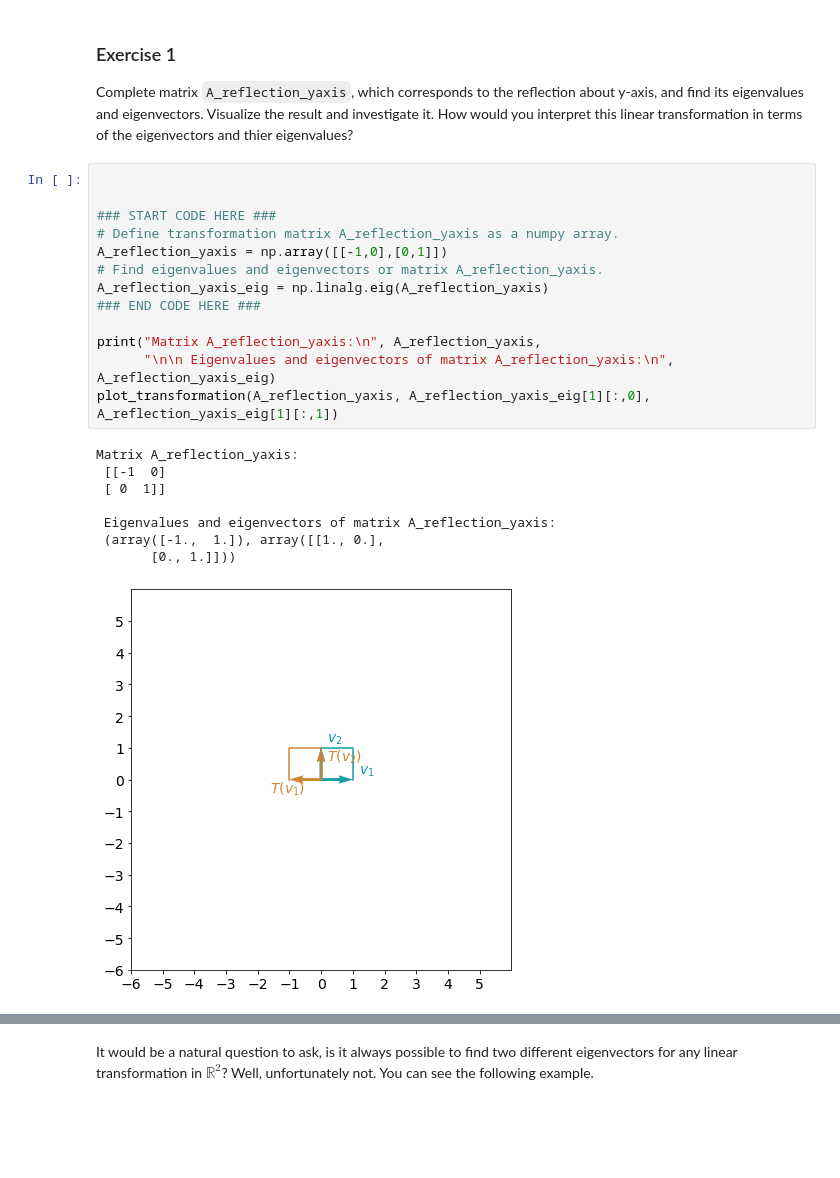
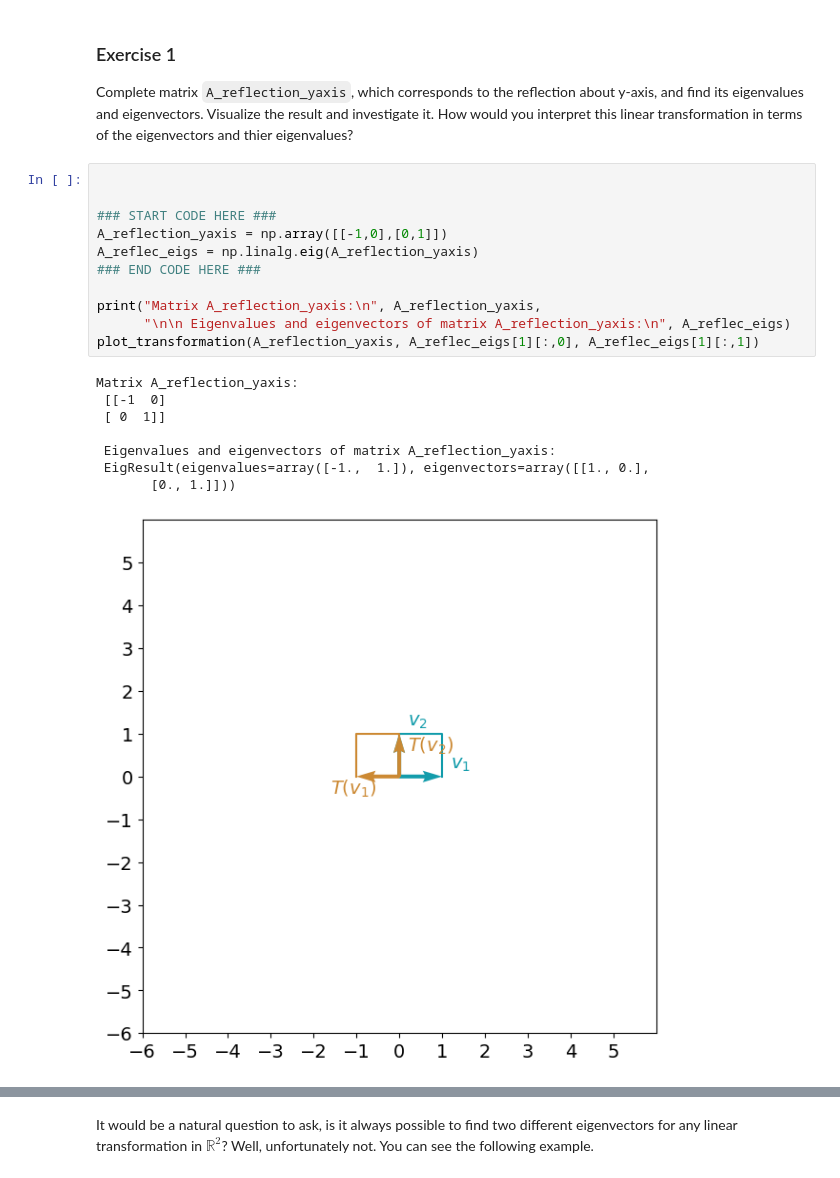
Before and after one commit to SuhaasAdiraju/MathmaticsForMachineLearningCoursera, a Jupyter notebook: C1/w4/C1w4_graded_lab/C1_W4_Assignment.ipynb, the cells around one changed output, grey strips where cells are left out. Drawn from its saved outputs; the diff is of its cells as text; blank space fills up the shorter version.

```diff
--- a/C1/w4/C1w4_graded_lab/C1_W4_Assignment.ipynb
+++ b/C1/w4/C1w4_graded_lab/C1_W4_Assignment.ipynb
@@ -163,24 +155,22 @@ Complete matrix `A_reflection_yaxis`, which corresponds to the reflection about
 # %%
 
 
 ### START CODE HERE ###
-# Define transformation matrix A_reflection_yaxis as a numpy array.
 A_reflection_yaxis = np.array([[-1,0],[0,1]])
-# Find eigenvalues and eigenvectors or matrix A_reflection_yaxis.
-A_reflection_yaxis_eig = np.linalg.eig(A_reflection_yaxis)
+A_reflec_eigs = np.linalg.eig(A_reflection_yaxis)
 ### END CODE HERE ###
 
 print("Matrix A_reflection_yaxis:\n", A_reflection_yaxis,
-      "\n\n Eigenvalues and eigenvectors of matrix A_reflection_yaxis:\n", A_reflection_yaxis_eig)
-plot_transformation(A_reflection_yaxis, A_reflection_yaxis_eig[1][:,0], A_reflection_yaxis_eig[1][:,1])
+      "\n\n Eigenvalues and eigenvectors of matrix A_reflection_yaxis:\n", A_reflec_eigs)
+plot_transformation(A_reflection_yaxis, A_reflec_eigs[1][:,0], A_reflec_eigs[1][:,1])
 # %% [output]
 Matrix A_reflection_yaxis:
  [[-1  0]
  [ 0  1]]
 
  Eigenvalues and eigenvectors of matrix A_reflection_yaxis:
- (array([-1.,  1.]), array([[1., 0.],
+ EigResult(eigenvalues=array([-1.,  1.]), eigenvectors=array([[1., 0.],
        [0., 1.]]))
-[figure, old version]
+[figure, new version]
 # %%
 # Test your solution.
```
Also changed, not shown: parts of 12 cells of this notebook.
